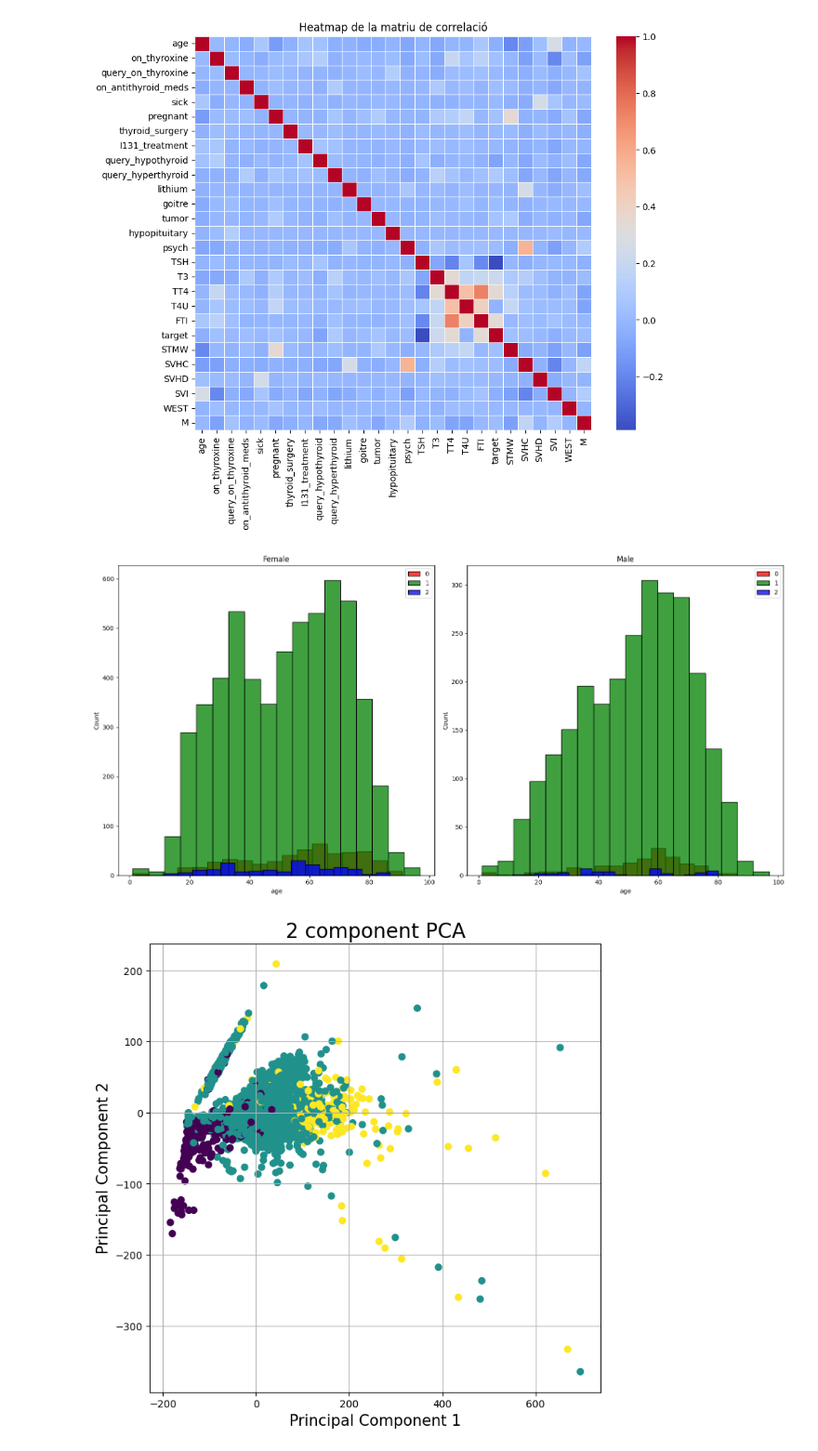
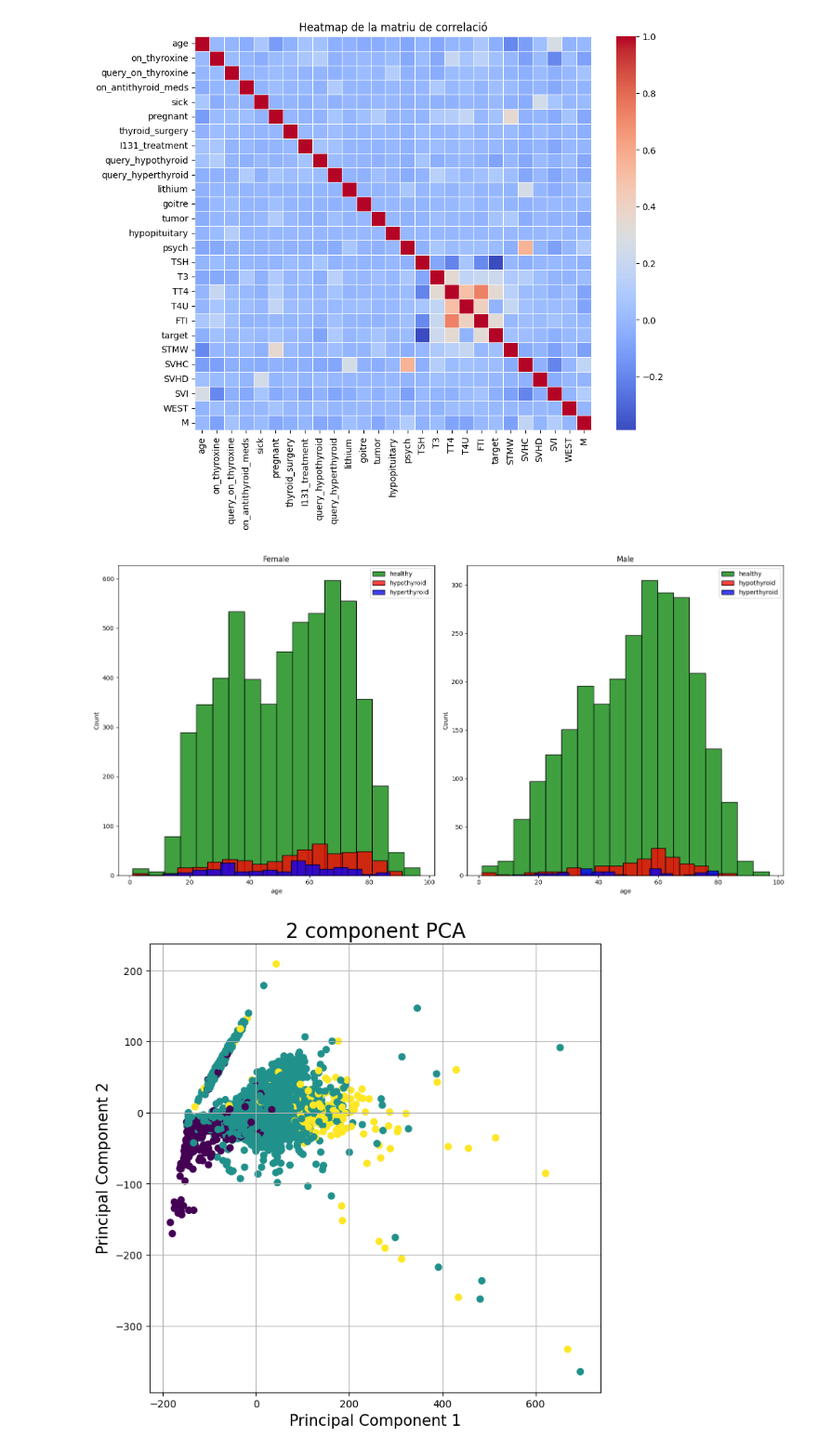
Before and after one commit to NIU1668072/ThyroidDiseaseClassification, a Jupyter notebook: thyroid.ipynb, the cells around one changed output. Shown at 93% size. Cells and saved outputs as stored; diff of their text form; code cells hidden in the pictures.

```diff
--- a/thyroid.ipynb
+++ b/thyroid.ipynb
@@ -221,42 +221,43 @@ women = df_fill_na[df_fill_na['M'] == 0]
 men = df_fill_na[df_fill_na['M'] == 1]
 
 # Colors i targets
-targets = [0,1,2]
-colors = ['red', 'green', 'blue']
+targets_numeric = [1,0,2]
+colors = ['green', 'red', 'blue']
+target_categorical=['healthy','hypothyroid','hyperthyroid']
 
 # Subplot per a dones
-for target, color in zip(targets, colors):
+for n, color,c in zip(targets_numeric, colors,target_categorical):
     sns.histplot(
-        data=women[women['target'] == target],
+        data=women[women['target'] == n],
         x="age",
         bins=18,
-        label=target,
+        label=c,
         ax=axes[0],
         color=color,
         kde=False
     )
 axes[0].legend()
 axes[0].set_title('Female')
 
 # Subplot per a homes
-for target, color in zip(targets, colors):
+for n, color,c in zip(targets_numeric, colors,target_categorical):
     sns.histplot(
-        data=men[men['target'] == target],
+        data=men[men['target'] == n],
         x="age",
         bins=18,
-        label=target,
+        label=c,
         ax=axes[1],
         color=color,
         kde=False
     )
 axes[1].legend()
 axes[1].set_title('Male')
 
 # Mostrar la gràfica
 plt.tight_layout()
 plt.show()
 # %% [output]
-[figure, old version]
+[figure, new version]
 # %%
 from sklearn.model_selection import train_test_split
 target_att = 'target'
```
Also changed, not shown: parts of 24 cells of this notebook, 1 other file.
